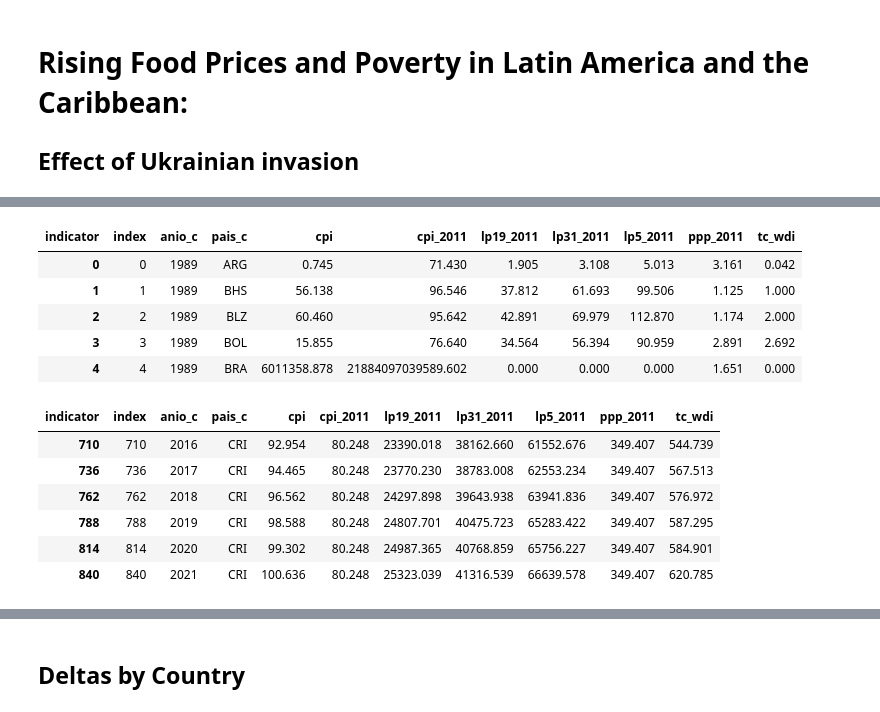
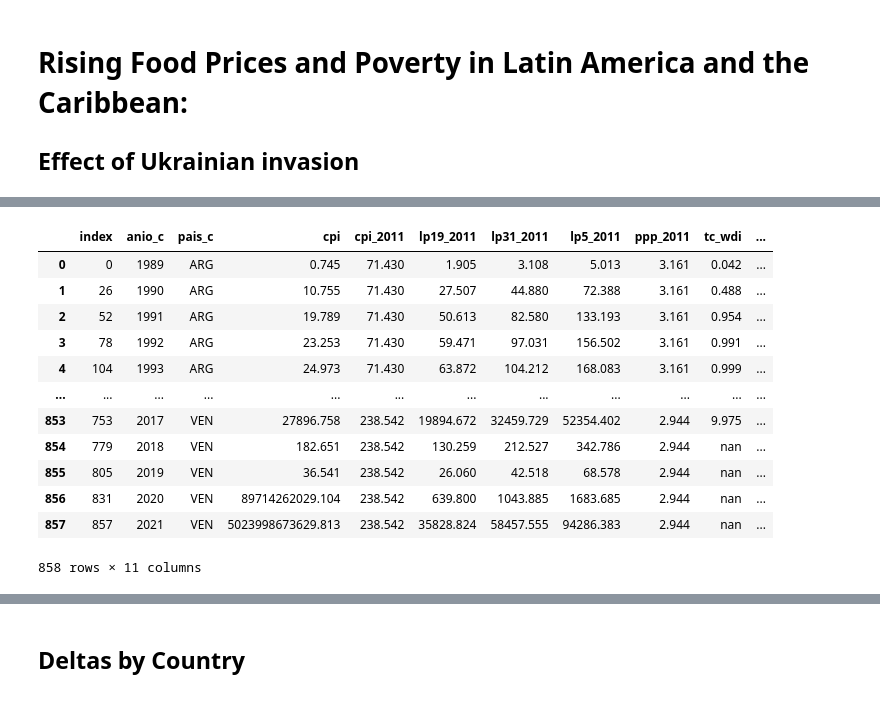
Before and after one commit to EL-BID/analytics_simulation_public_policy_scl, a Jupyter notebook: source/scldata_policy_simulation.ipynb, the cells around one changed output, grey strips where cells are left out. Saved outputs shown, nothing was run; the diff lists cells and outputs as text; code cells hidden in the pictures.

```diff
--- a/source/scldata_policy_simulation.ipynb
+++ b/source/scldata_policy_simulation.ipynb
@@ -32,37 +8,3 @@ pl.head()
-# %%
-povertyline = "Data Projects/International Poverty Lines/International_Poverty_Lines_LAC.csv"
-pl          = pd.read_csv(f'{scldatalake}/{povertyline}')
-
-# Reshape long to wide
-index = ['year','isoalpha3']
-pl = pl.pivot_table(index = index, columns = 'indicator', values = 'value').reset_index()
-pl = pl.reset_index()
-pl = pl.drop(columns = ['ppp_wdi2011'])
-pl = pl.rename(columns = {'isoalpha3':'code'})
-
-# CPI 2011 = 100
-pl['cpi_2011' ] = [pl[(pl.code == x) & (pl.year == 2011)].cpi.item() for x in pl.code]
-
-# Rename variables for merge
-pl.rename(columns = {'code':'pais_c', 'year':'anio_c'}, inplace = True)
-pl.head()
-# %% [output]
-| indicator | index | anio_c | pais_c | cpi | cpi_2011 | lp19_2011 | lp31_2011 | lp5_2011 | ppp_2011 | tc_wdi |
-| 0 | 0 | 1989 | ARG | 0.745 | 71.430 | 1.905 | 3.108 | 5.013 | 3.161 | 0.042 |
-| 1 | 1 | 1989 | BHS | 56.138 | 96.546 | 37.812 | 61.693 | 99.506 | 1.125 | 1.000 |
-| 2 | 2 | 1989 | BLZ | 60.460 | 95.642 | 42.891 | 69.979 | 112.870 | 1.174 | 2.000 |
-| 3 | 3 | 1989 | BOL | 15.855 | 76.640 | 34.564 | 56.394 | 90.959 | 2.891 | 2.692 |
-| 4 | 4 | 1989 | BRA | 6011358.878 | 21884097039589.602 | 0.000 | 0.000 | 0.000 | 1.651 | 0.000 |
-# %%
-pl[pl.pais_c=='CRI'].tail(6)
-# %% [output]
-| indicator | index | anio_c | pais_c | cpi | cpi_2011 | lp19_2011 | lp31_2011 | lp5_2011 | ppp_2011 | tc_wdi |
-| 710 | 710 | 2016 | CRI | 92.954 | 80.248 | 23390.018 | 38162.660 | 61552.676 | 349.407 | 544.739 |
-| 736 | 736 | 2017 | CRI | 94.465 | 80.248 | 23770.230 | 38783.008 | 62553.234 | 349.407 | 567.513 |
-| 762 | 762 | 2018 | CRI | 96.562 | 80.248 | 24297.898 | 39643.938 | 63941.836 | 349.407 | 576.972 |
-| 788 | 788 | 2019 | CRI | 98.588 | 80.248 | 24807.701 | 40475.723 | 65283.422 | 349.407 | 587.295 |
-| 814 | 814 | 2020 | CRI | 99.302 | 80.248 | 24987.365 | 40768.859 | 65756.227 | 349.407 | 584.901 |
-| 840 | 840 | 2021 | CRI | 100.636 | 80.248 | 25323.039 | 41316.539 | 66639.578 | 349.407 | 620.785 |
 # %%
 # Instantiate simulator
 scldata_simulation = SCLdataSimulation()
@@ -95,7 +37,21 @@ shock_population = {'sec_agri': 0}
 # - Control by GDP growth
 #gdp_growth = 0.024
 # %%
-#scldata_simulation.get_poverty_lines(shock_component)
+scldata_simulation.get_poverty_lines(shock_component)
+# %% [output]
+|  | index | anio_c | pais_c | cpi | cpi_2011 | lp19_2011 | lp31_2011 | lp5_2011 | ppp_2011 | tc_wdi | ... |
+| 0 | 0 | 1989 | ARG | 0.745 | 71.430 | 1.905 | 3.108 | 5.013 | 3.161 | 0.042 | ... |
+| 1 | 26 | 1990 | ARG | 10.755 | 71.430 | 27.507 | 44.880 | 72.388 | 3.161 | 0.488 | ... |
+| 2 | 52 | 1991 | ARG | 19.789 | 71.430 | 50.613 | 82.580 | 133.193 | 3.161 | 0.954 | ... |
+| 3 | 78 | 1992 | ARG | 23.253 | 71.430 | 59.471 | 97.031 | 156.502 | 3.161 | 0.991 | ... |
+| 4 | 104 | 1993 | ARG | 24.973 | 71.430 | 63.872 | 104.212 | 168.083 | 3.161 | 0.999 | ... |
+| ... | ... | ... | ... | ... | ... | ... | ... | ... | ... | ... | ... |
+| 853 | 753 | 2017 | VEN | 27896.758 | 238.542 | 19894.672 | 32459.729 | 52354.402 | 2.944 | 9.975 | ... |
+| 854 | 779 | 2018 | VEN | 182.651 | 238.542 | 130.259 | 212.527 | 342.786 | 2.944 | nan | ... |
+| 855 | 805 | 2019 | VEN | 36.541 | 238.542 | 26.060 | 42.518 | 68.578 | 2.944 | nan | ... |
+| 856 | 831 | 2020 | VEN | 89714262029.104 | 238.542 | 639.800 | 1043.885 | 1683.685 | 2.944 | nan | ... |
+| 857 | 857 | 2021 | VEN | 5023998673629.813 | 238.542 | 35828.824 | 58457.555 | 94286.383 | 2.944 | nan | ... |
+858 rows × 11 columns
 # %%
 # Get the growth by country
 scldata_simulation.get_gdp_growth(year='2022').sort_values('gdp_change', ascending=False).head(5)
```
Also changed, not shown: parts of 8 cells of this notebook, 2 other files.
